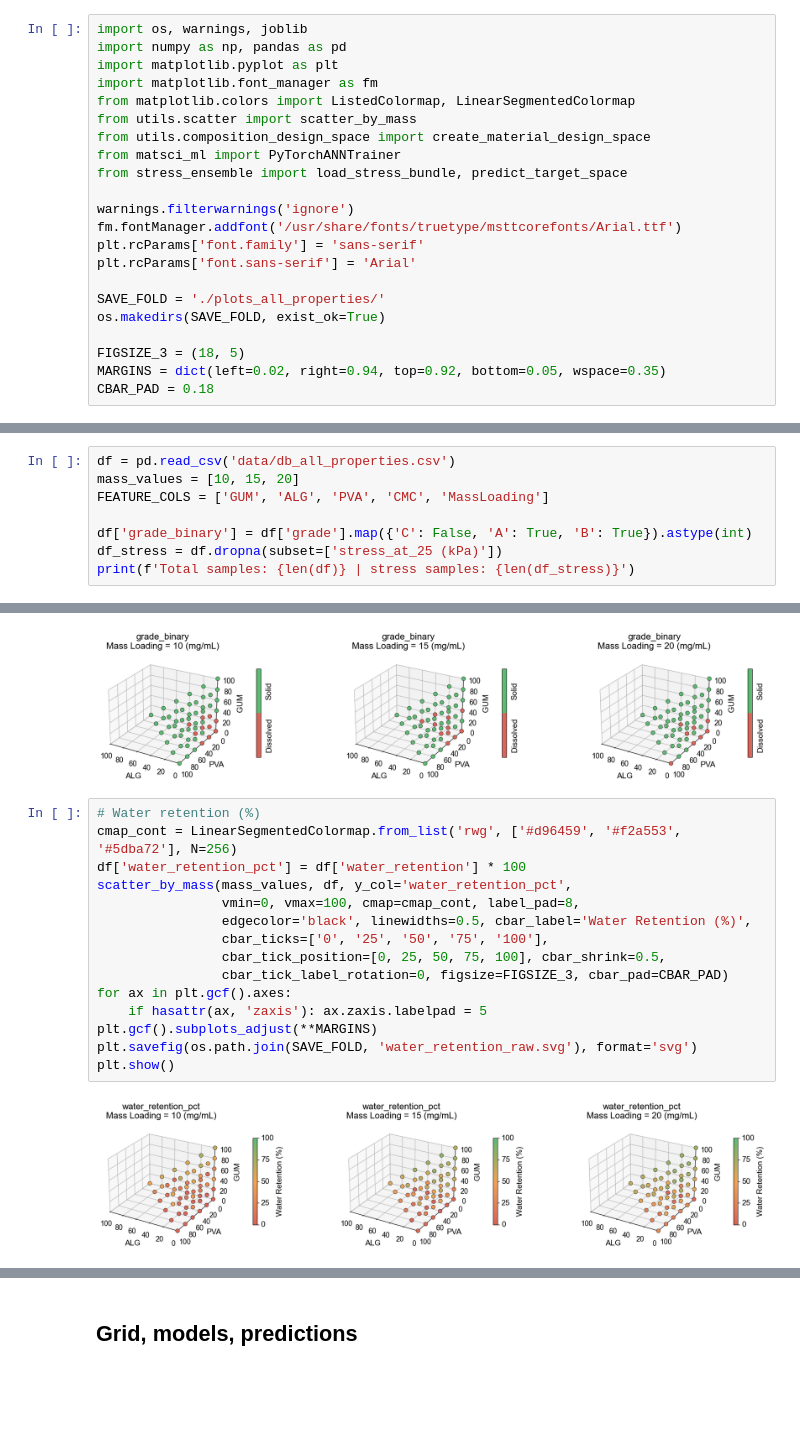
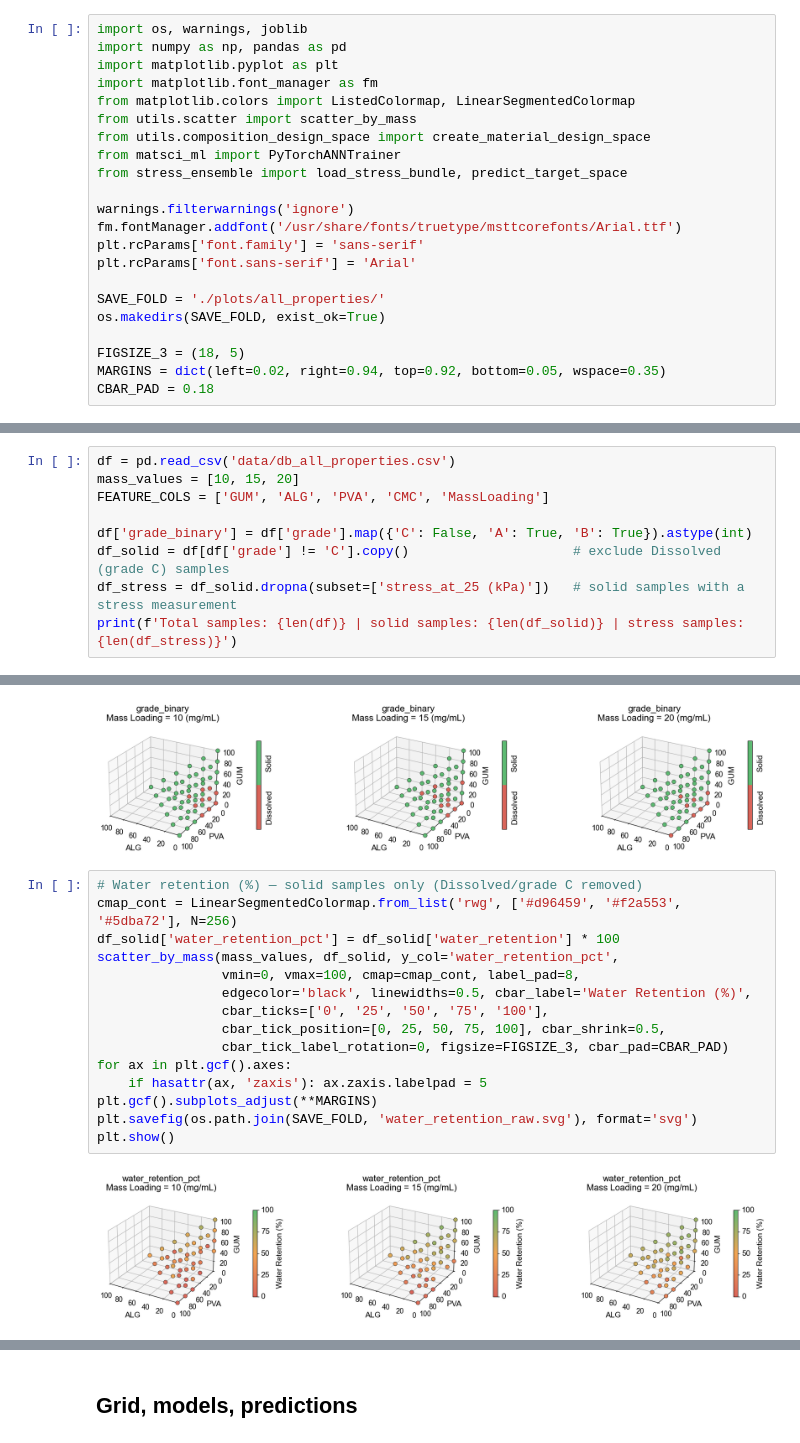
Before and after one commit to tcchung-keeponkeepingon/project_microgreen, a Jupyter notebook: 01_all_properties.ipynb, the cells around one changed output, grey strips where cells are left out. Cells and saved outputs as stored; diff of their text form; blank space fills up the shorter version.

```diff
--- a/01_all_properties.ipynb
+++ b/01_all_properties.ipynb
@@ -18,7 +18,7 @@ fm.fontManager.addfont('/usr/share/fonts/truetype/msttcorefonts/Arial.ttf')
 plt.rcParams['font.family'] = 'sans-serif'
 plt.rcParams['font.sans-serif'] = 'Arial'
 
-SAVE_FOLD = './plots_all_properties/'
+SAVE_FOLD = './plots/all_properties/'
 os.makedirs(SAVE_FOLD, exist_ok=True)
 
 FIGSIZE_3 = (18, 5)
@@ -32,6 +32,7 @@ mass_values = [10, 15, 20]
 FEATURE_COLS = ['GUM', 'ALG', 'PVA', 'CMC', 'MassLoading']
 
 df['grade_binary'] = df['grade'].map({'C': False, 'A': True, 'B': True}).astype(int)
-df_stress = df.dropna(subset=['stress_at_25 (kPa)'])
-print(f'Total samples: {len(df)} | stress samples: {len(df_stress)}')
+df_solid = df[df['grade'] != 'C'].copy()                     # exclude Dissolved (grade C) samples
+df_stress = df_solid.dropna(subset=['stress_at_25 (kPa)'])   # solid samples with a stress measurement
+print(f'Total samples: {len(df)} | solid samples: {len(df_solid)} | stress samples: {len(df_stress)}')
 # %% [output]
@@ -53,22 +54,22 @@ plt.show()
 # %% [output]
 [figure]
 # %%
-# Water retention (%)
+# Water retention (%) — solid samples only (Dissolved/grade C removed)
 cmap_cont = LinearSegmentedColormap.from_list('rwg', ['#d96459', '#f2a553', '#5dba72'], N=256)
-df['water_retention_pct'] = df['water_retention'] * 100
-scatter_by_mass(mass_values, df, y_col='water_retention_pct',
+df_solid['water_retention_pct'] = df_solid['water_retention'] * 100
+scatter_by_mass(mass_values, df_solid, y_col='water_retention_pct',
                 vmin=0, vmax=100, cmap=cmap_cont, label_pad=8,
                 edgecolor='black', linewidths=0.5, cbar_label='Water Retention (%)',
                 cbar_ticks=['0', '25', '50', '75', '100'],
                 cbar_tick_position=[0, 25, 50, 75, 100], cbar_shrink=0.5,
                 cbar_tick_label_rotation=0, figsize=FIGSIZE_3, cbar_pad=CBAR_PAD)
 for ax in plt.gcf().axes:
     if hasattr(ax, 'zaxis'): ax.zaxis.labelpad = 5
 plt.gcf().subplots_adjust(**MARGINS)
 plt.savefig(os.path.join(SAVE_FOLD, 'water_retention_raw.svg'), format='svg')
 plt.show()
 # %% [output]
-[figure, old version]
+[figure, new version]
 # %%
 # Compression stress (kPa)
 scatter_by_mass(mass_values, df_stress, y_col='stress_at_25 (kPa)',
```
Also changed, not shown: parts of 6 cells of this notebook, 32 other files.
